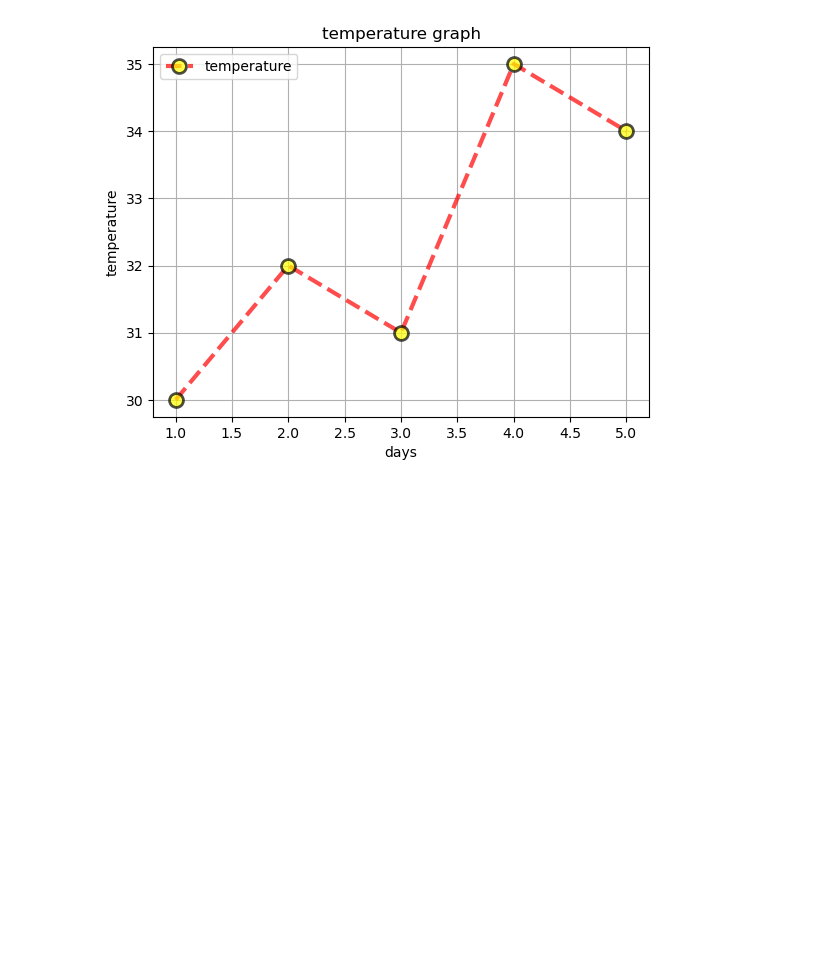
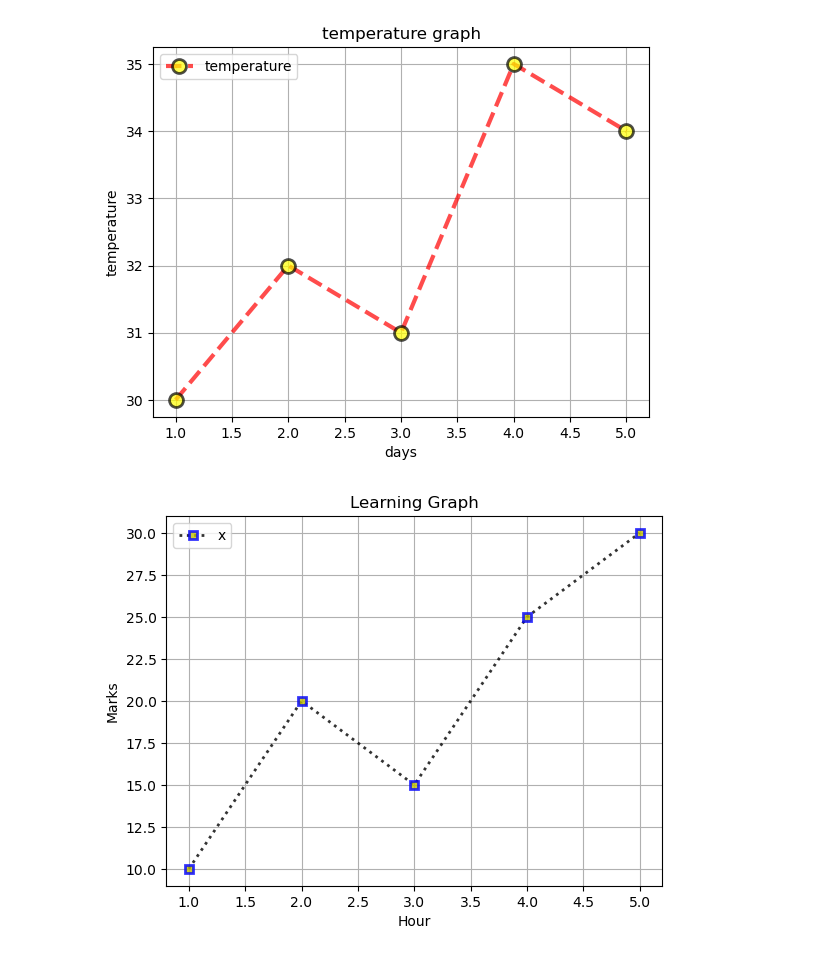
Before and after one commit to shripada-mahato/Matplotlib, a Jupyter notebook: operation.ipynb, the cells around one changed output. Saved outputs shown, nothing was run; the diff lists cells and outputs as text; code cells hidden in the pictures; blank space fills up the shorter version.

```diff
--- a/operation.ipynb
+++ b/operation.ipynb
@@ -207,3 +207,26 @@ plt.grid()
 plt.show()
 # %% [output]
 [figure]
+# %%
+import matplotlib.pyplot as plt
+x = [1, 2, 3, 4, 5]
+y = [10, 20, 15, 25, 30]
+plt.plot(
+    x,y,label='x',
+    color='black',
+    linestyle=':',
+    linewidth=2,
+    marker='s',
+    markerfacecolor='y',
+    markeredgecolor='b',
+    markeredgewidth=2,
+    alpha=0.8,
+    )
+plt.title('Learning Graph')
+plt.xlabel('Hour')
+plt.ylabel('Marks')
+plt.legend()
+plt.grid()
+plt.show()
+# %% [output]
+[figure, added]
```
Also changed, not shown: parts of 2 cells of this notebook.
